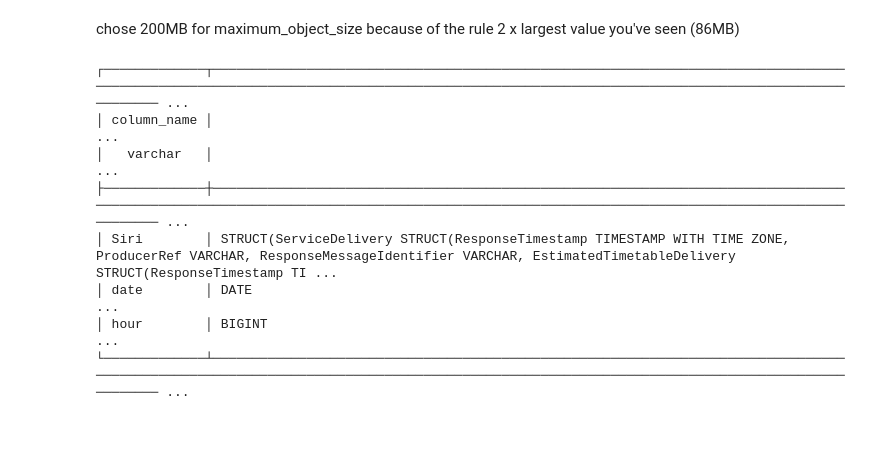
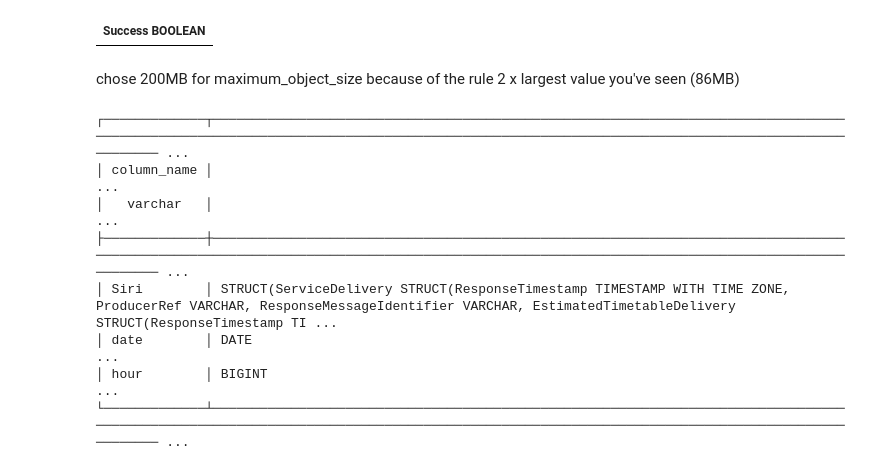
Before and after one commit to ChaimaGharbi/paris-transit-reliability, a Jupyter notebook: notebooks/01_explore_snapshot.ipynb, the cells around one changed output. Saved outputs shown, nothing was run; the diff lists cells and outputs as text; code cells hidden in the pictures; blank space fills up the shorter version.

```diff
--- a/notebooks/01_explore_snapshot.ipynb
+++ b/notebooks/01_explore_snapshot.ipynb
@@ -1,5 +1,9 @@
 # %%
 import duckdb
+# %%
+duckdb.sql("SET TimeZone = 'UTC'")
+# %% [output]
+| Success BOOLEAN |
 # %% [markdown]
 chose 200MB for maximum_object_size because of the rule 2 x largest value you've seen (86MB)
 # %%
```
Also changed, not shown: parts of 14 cells of this notebook, 3 other files.
